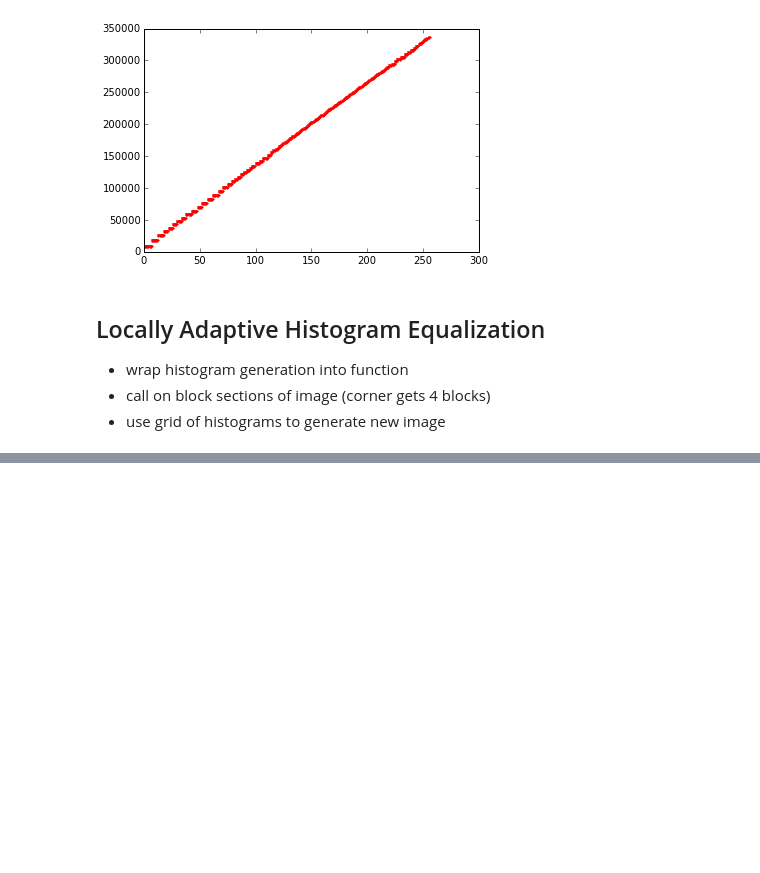
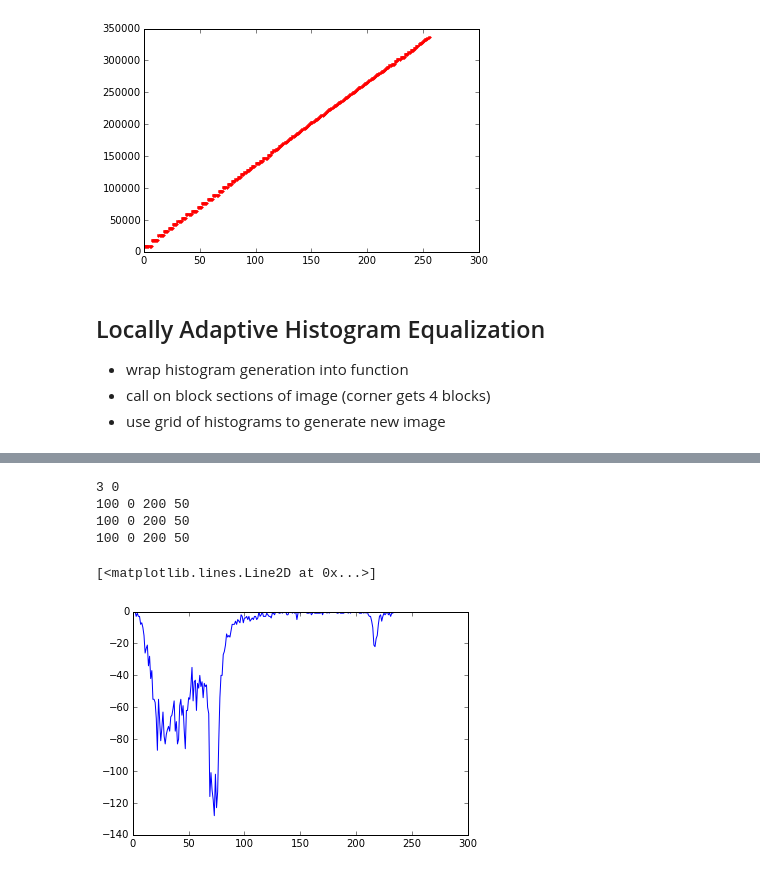
Before and after one commit to sakekasi/computer-vision, a Jupyter notebook: histogram_eq.ipynb, the cells around one changed output, grey strips where cells are left out. Cells and saved outputs as stored; diff of their text form; code cells hidden in the pictures; blank space fills up the shorter version.

```diff
--- a/histogram_eq.ipynb
+++ b/histogram_eq.ipynb
@@ -204,0 +301,12 @@ IndentationError: expected an indented block (<ipython-input-43-08c4c8f2fc01>, l
+# %%
+g.next()
+# %% [output]
+3 0
+100 0 200 50
+100 0 200 50
+100 0 200 50
+# %%
+plt.plot(histograms[3,0,1])
+# %% [output]
+[<matplotlib.lines.Line2D at 0x...>]
+[figure, added]
```
Also changed, not shown: parts of 22 cells of this notebook.
